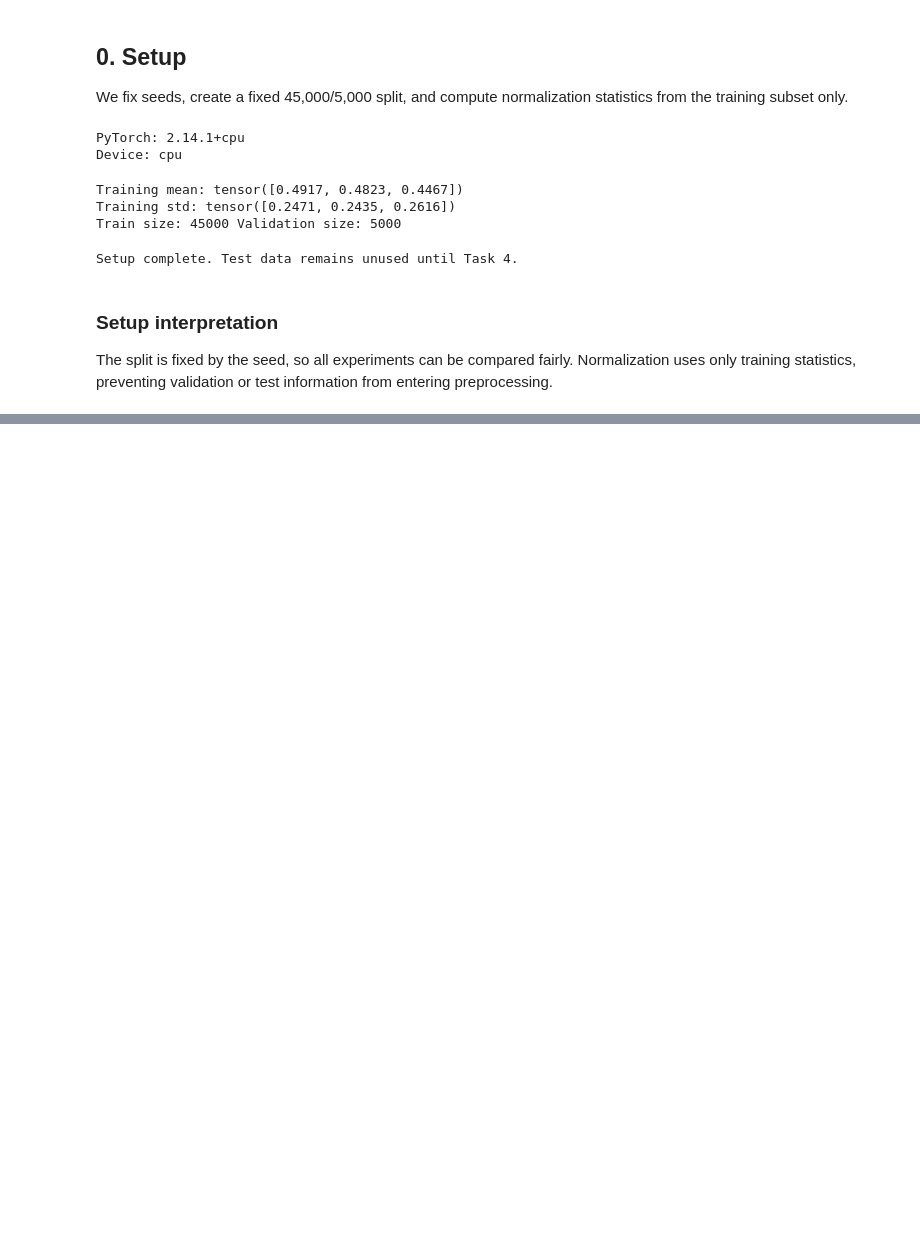
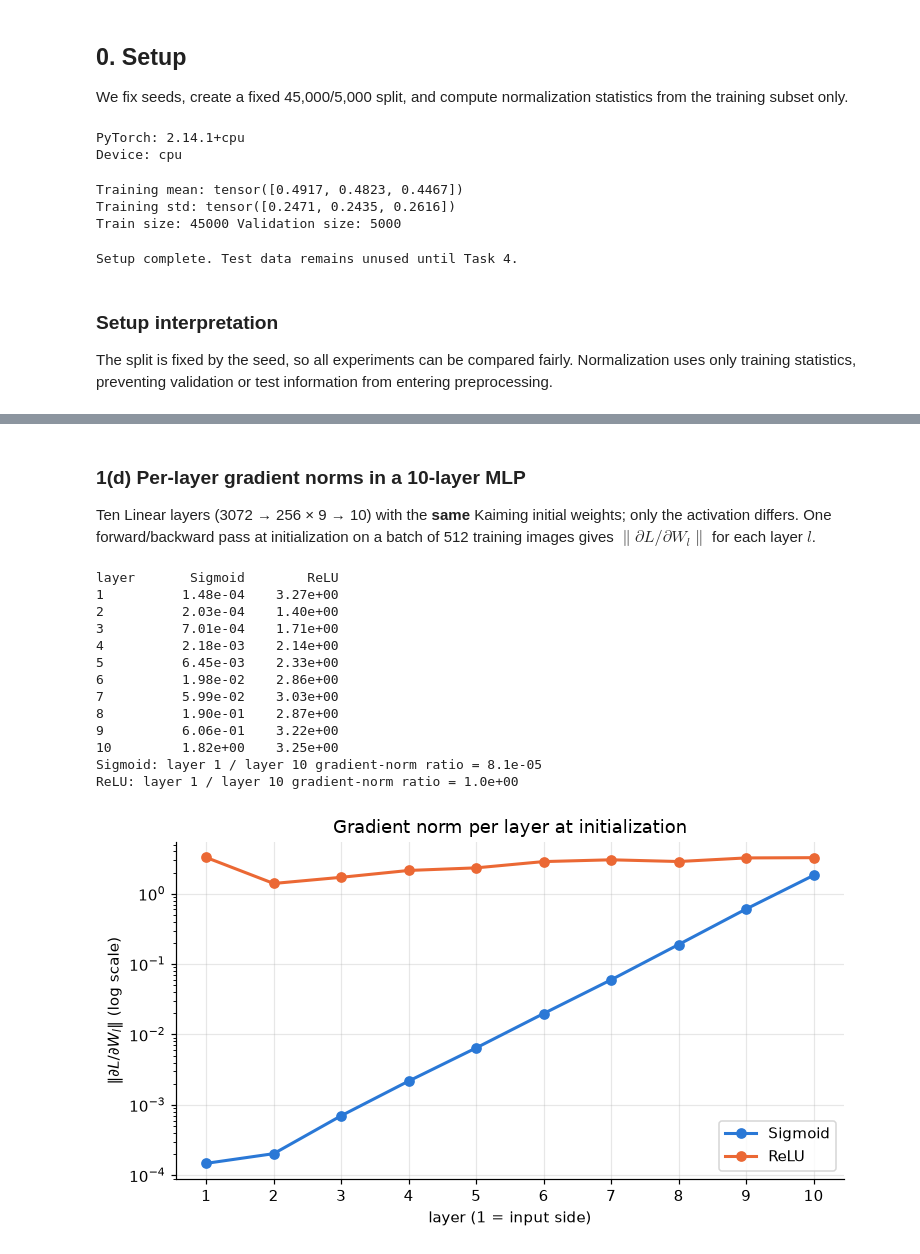
Before and after one commit to indunil-k/CNNs_220240G, a Jupyter notebook: EN4554_Assignment_2_CNNs.ipynb, the cells around one changed output, grey strips where cells are left out. Saved outputs shown, nothing was run; the diff lists cells and outputs as text; code cells hidden in the pictures; blank space fills up the shorter version.

```diff
--- a/EN4554_Assignment_2_CNNs.ipynb
+++ b/EN4554_Assignment_2_CNNs.ipynb
@@ -75,0 +356,50 @@ The split is fixed by the seed, so all experiments can be compared fairly. Norma
+# %% [markdown]
+### 1(d) Per-layer gradient norms in a 10-layer MLP
+
+Ten Linear layers (3072 → 256 × 9 → 10) with the **same** Kaiming initial weights; only the activation differs. One forward/backward pass at initialization on a batch of 512 training images gives $\lVert \partial L/\partial W_l \rVert$ for each layer $l$.
+# %%
+def layer_gradient_norms(activation, x, labels):
+    torch.manual_seed(SEED)                                             # identical initial weights for both runs
+    deep_mlp = MLP([3072] + [256] * 9 + [10], activation=activation, device=device)
+    deep_mlp.loss(x, labels)
+    deep_mlp.backward()
+    return [layer.dW.norm().item() for layer in deep_mlp.linear_layers()]
+
+
+images, labels = next(iter(DataLoader(train_dataset, batch_size=512, shuffle=False)))
+x_batch, y_batch = images.view(len(images), -1).to(device), labels.to(device)
+grad_norms = {'Sigmoid': layer_gradient_norms(Sigmoid, x_batch, y_batch),
+              'ReLU': layer_gradient_norms(ReLU, x_batch, y_batch)}
+
+print(f"{'layer':<7}{'Sigmoid':>12}{'ReLU':>12}")
+for l, (s, r) in enumerate(zip(grad_norms['Sigmoid'], grad_norms['ReLU']), start=1):
+    print(f'{l:<7}{s:>12.2e}{r:>12.2e}')
+for name, norms in grad_norms.items():
+    print(f'{name}: layer 1 / layer 10 gradient-norm ratio = {norms[0] / norms[-1]:.1e}')
+
+layer_axis = np.arange(1, 11)
+plt.figure(figsize=(7, 4))
+for color, (name, norms) in zip(COLORS, grad_norms.items()):
+    plt.semilogy(layer_axis, norms, color=color, marker='o', markersize=6, label=name)
+plt.xticks(layer_axis)
+plt.xlabel('layer (1 = input side)')
+plt.ylabel(r'$\|\partial L / \partial W_l\|$ (log scale)')
+plt.title('Gradient norm per layer at initialization')
+plt.legend()
+plt.tight_layout()
+plt.show()
+# %% [output]
+layer       Sigmoid        ReLU
+1          1.48e-04    3.27e+00
+2          2.03e-04    1.40e+00
+3          7.01e-04    1.71e+00
+4          2.18e-03    2.14e+00
+5          6.45e-03    2.33e+00
+6          1.98e-02    2.86e+00
+7          5.99e-02    3.03e+00
+8          1.90e-01    2.87e+00
+9          6.06e-01    3.22e+00
+10         1.82e+00    3.25e+00
+Sigmoid: layer 1 / layer 10 gradient-norm ratio = 8.1e-05
+ReLU: layer 1 / layer 10 gradient-norm ratio = 1.0e+00
+[figure, added]
```
Also changed, not shown: parts of 13 cells of this notebook.
